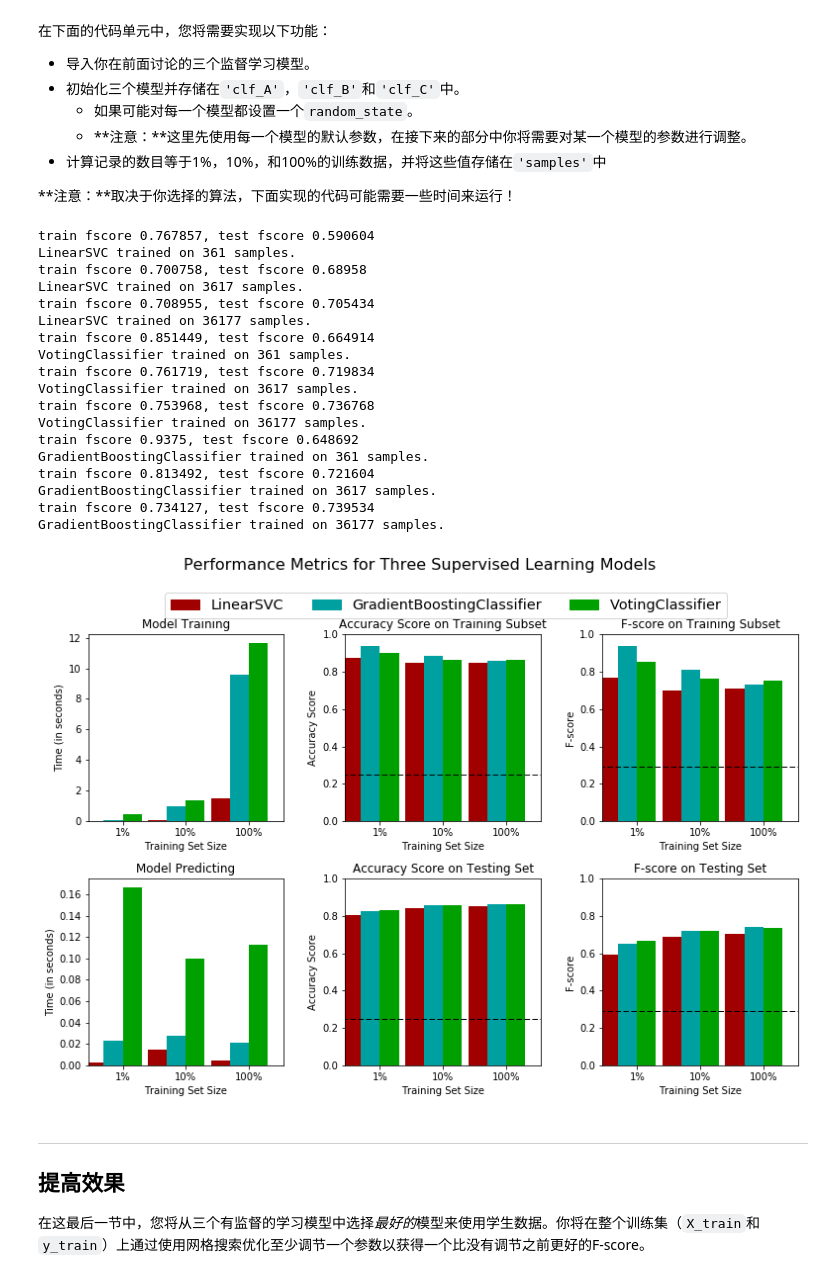
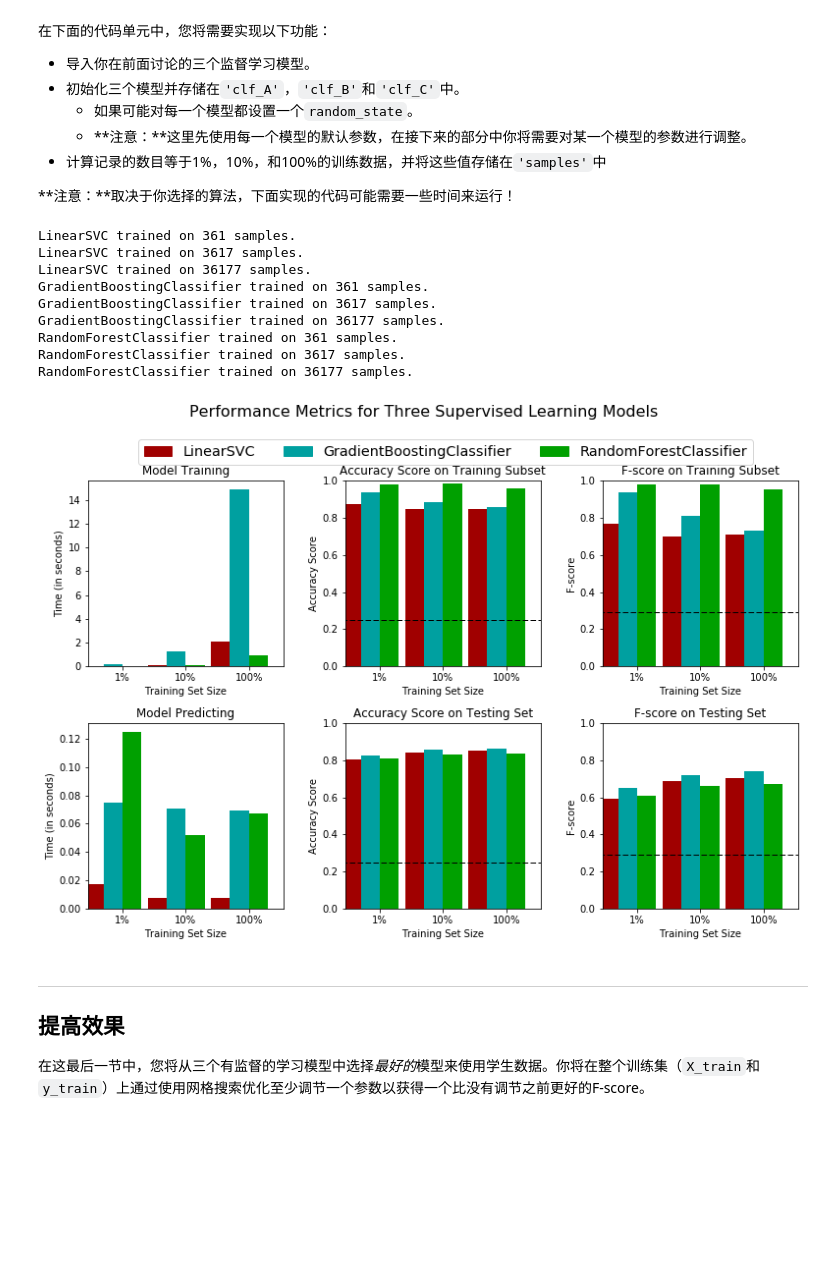
Before and after one commit to muryliang/python_prac, a Jupyter notebook: finding_donors.ipynb, the cells around one changed output. Drawn from its saved outputs; the diff is of its cells as text; code cells hidden in the pictures; blank space fills up the shorter version.

```diff
--- a/finding_donors.ipynb
+++ b/finding_donors.ipynb
@@ -302,7 +302,7 @@ def train_predict(learner, sample_size, X_train, y_train, X_test, y_test):
 from sklearn.naive_bayes import GaussianNB
 from sklearn.tree import DecisionTreeClassifier
 from sklearn.linear_model import LogisticRegression
-from sklearn.svm import LinearSVC, NuSVC
+from sklearn.svm import SVC
 from sklearn.linear_model import SGDClassifier
 from sklearn.neighbors import KNeighborsClassifier
 from sklearn.ensemble import GradientBoostingClassifier
@@ -318,51 +318,42 @@ from sklearn.ensemble import VotingClassifier
 #decision tree all ways a little lower
 #GradientBoostingClassifier is always best
 #AdaBoostClassifier a little lower
 #LogisticRegression  lower than ada boost
 #bagging with GradientBoostingClassifier also best now despite GradientBoostingClassifier
-clf_X = LogisticRegression(random_state=20)
-clf_Y = AdaBoostClassifier(random_state=20)
-clf_A = LinearSVC(random_state = 20)
-clf_B = VotingClassifier(estimators=[("lin", clf_Y), ("gra", clf_C),("log", clf_X)], voting='soft')
-clf_C = GradientBoostingClassifier(random_state = 20)
+#randomforest  good at training data set, but bad at test data, so overfit
+clf_A = SVC(random_state = 20)
+clf_B = GradientBoostingClassifier(random_state = 20)
+clf_C = RandomForestClassifier(random_state=20)
+
 
 # TODO：计算1%， 10%， 100%的训练数据分别对应多少点
 length = len(X_train)
 samples_1 = int(length * 0.01)
 samples_10 = int(length * 0.1)
 samples_100 = length
 
 # 收集学习器的结果
 results = {}
 for clf in [clf_A, clf_B, clf_C]:
     clf_name = clf.__class__.__name__
     results[clf_name] = {}
     for i, samples in enumerate([samples_1, samples_10, samples_100]):
         results[clf_name][i] = \
         train_predict(clf, samples, X_train, y_train, X_test, y_test)
 
 # 对选择的三个模型得到的评价结果进行可视化
 vs.evaluate(results, accuracy, fscore)
 # %% [output]
-train fscore 0.767857, test fscore 0.590604
 LinearSVC trained on 361 samples.
-train fscore 0.700758, test fscore 0.68958
 LinearSVC trained on 3617 samples.
-train fscore 0.708955, test fscore 0.705434
 LinearSVC trained on 36177 samples.
-train fscore 0.851449, test fscore 0.664914
-VotingClassifier trained on 361 samples.
-train fscore 0.761719, test fscore 0.719834
-VotingClassifier trained on 3617 samples.
-train fscore 0.753968, test fscore 0.736768
-VotingClassifier trained on 36177 samples.
-train fscore 0.9375, test fscore 0.648692
 GradientBoostingClassifier trained on 361 samples.
-train fscore 0.813492, test fscore 0.721604
 GradientBoostingClassifier trained on 3617 samples.
-train fscore 0.734127, test fscore 0.739534
 GradientBoostingClassifier trained on 36177 samples.
+RandomForestClassifier trained on 361 samples.
+RandomForestClassifier trained on 3617 samples.
+RandomForestClassifier trained on 36177 samples.
-[figure, old version]
+[figure, new version]
 # %% [markdown]
 ----
 ## 提高效果
```
Also changed, not shown: parts of 17 cells of this notebook.
